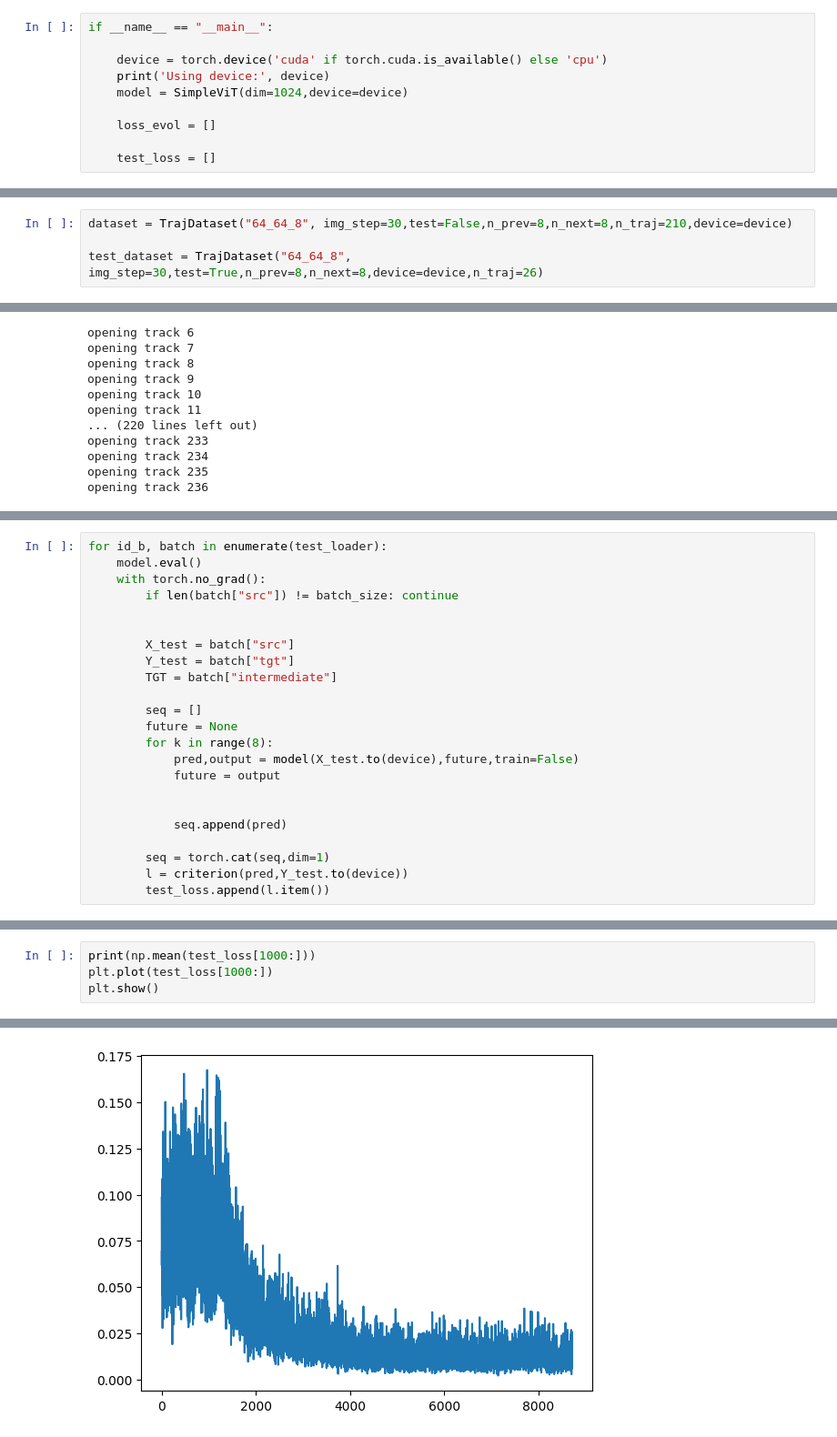
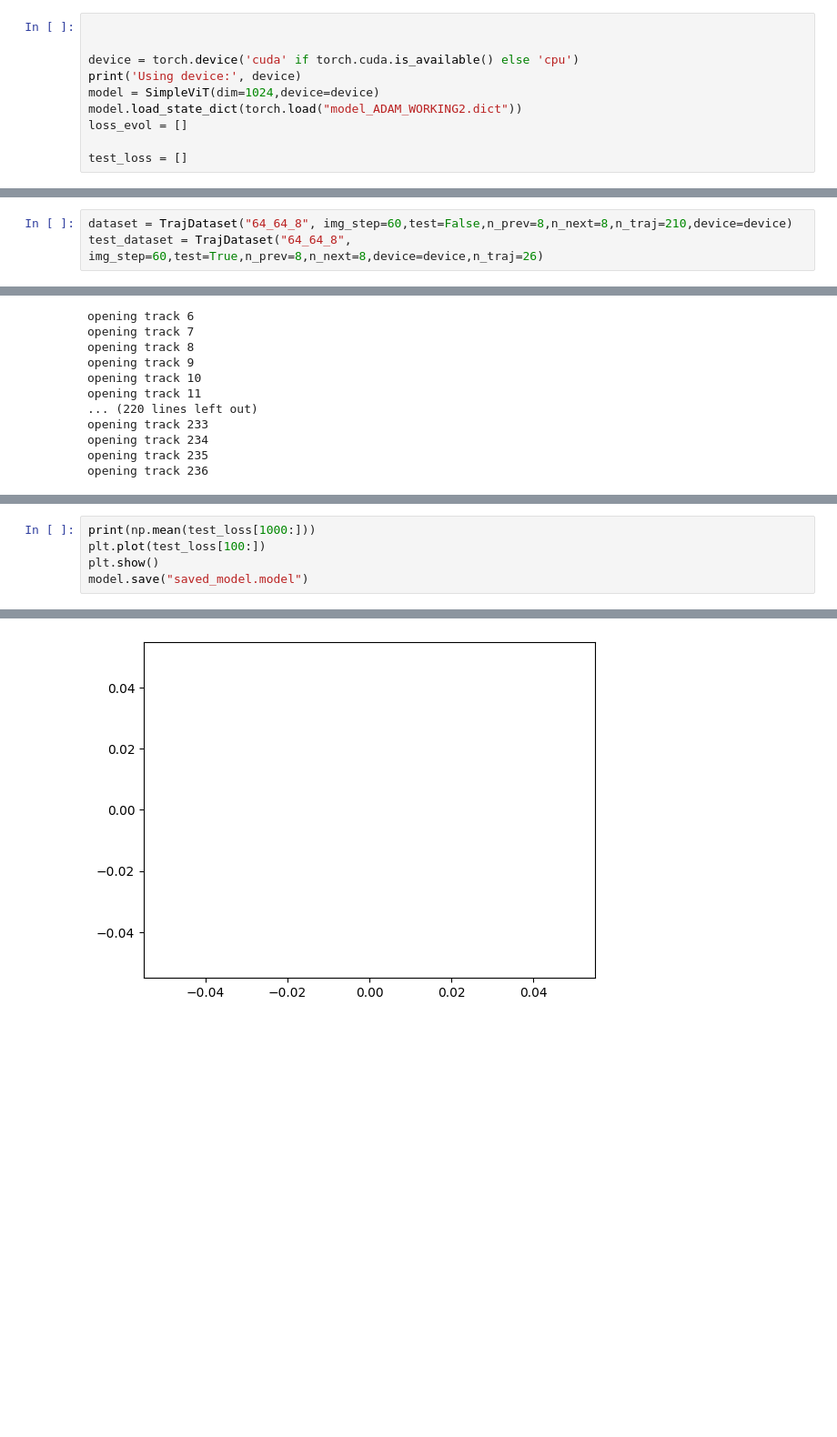
Before and after one commit to NicolasDepre/transformer_trajectory_prediction, a Jupyter notebook: SDD/trainer.ipynb, the cells around one changed output, grey strips where cells are left out. Shown at 91% size. Cells and saved outputs as stored; diff of their text form; blank space fills up the shorter version.

```diff
--- a/SDD/trainer.ipynb
+++ b/SDD/trainer.ipynb
@@ -204,21 +192,20 @@ class SimpleViT(nn.Module):
 
         return output
 # %%
-if __name__ == "__main__":
 
-    device = torch.device('cuda' if torch.cuda.is_available() else 'cpu')
-    print('Using device:', device)
-    model = SimpleViT(dim=1024,device=device)
 
-    loss_evol = []
+device = torch.device('cuda' if torch.cuda.is_available() else 'cpu')
+print('Using device:', device)
+model = SimpleViT(dim=1024,device=device)
+model.load_state_dict(torch.load("model_ADAM_WORKING2.dict"))
+loss_evol = []
 
-    test_loss = []
+test_loss = []
 # %% [output]
 Using device: cuda
 # %%
-dataset = TrajDataset("64_64_8", img_step=30,test=False,n_prev=8,n_next=8,n_traj=210,device=device)
-
-test_dataset = TrajDataset("64_64_8", img_step=30,test=True,n_prev=8,n_next=8,device=device,n_traj=26)
+dataset = TrajDataset("64_64_8", img_step=60,test=False,n_prev=8,n_next=8,n_traj=210,device=device)
+test_dataset = TrajDataset("64_64_8", img_step=60,test=True,n_prev=8,n_next=8,device=device,n_traj=26)
 # %% [output]
 opening track 0
 opening track 1
@@ -424,26 +338,3 @@ KeyboardInterrupt:
-# %%
-for id_b, batch in enumerate(test_loader):
-    model.eval()
-    with torch.no_grad():
-        if len(batch["src"]) != batch_size: continue
-
-
-        X_test = batch["src"]
-        Y_test = batch["tgt"]
-        TGT = batch["intermediate"]
-
-        seq = []
-        future = None
-        for k in range(8):
-            pred,output = model(X_test.to(device),future,train=False)
-            future = output
-
-
-            seq.append(pred)
-
-        seq = torch.cat(seq,dim=1)
-        l = criterion(pred,Y_test.to(device))
-        test_loss.append(l.item())
 # %%
 import numpy as np
 
@@ -454,5 +348,6 @@ plt.show()
 # %%
 print(np.mean(test_loss[1000:]))
-plt.plot(test_loss[1000:])
+plt.plot(test_loss[100:])
 plt.show()
+model.save("saved_model.model")
 # %% [output]
@@ -460 +355 @@ plt.show()
-[figure, old version]
+[figure, new version]
```
Also changed, not shown: parts of 8 cells of this notebook, 5 other files.
